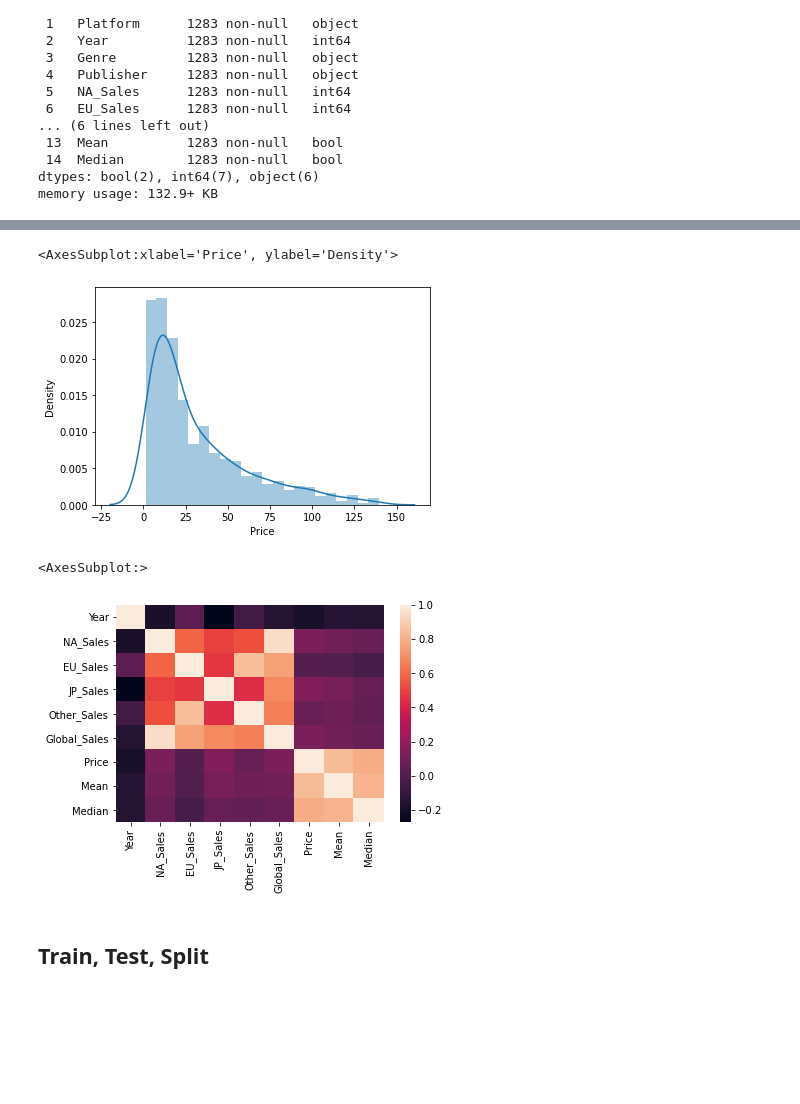
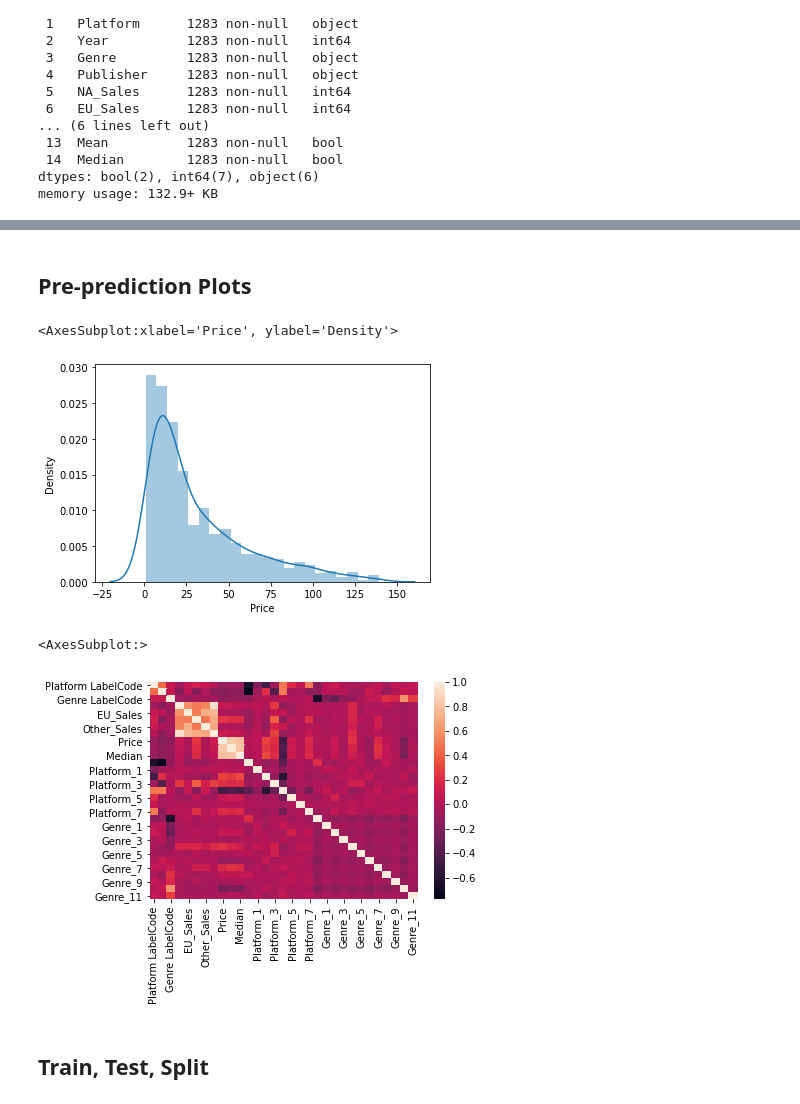
Before and after one commit to Nicole1701/video-game-prediction, a Jupyter notebook: notebooks/linear_reg_model.ipynb, the cells around one changed output, grey strips where cells are left out. Drawn from its saved outputs; the diff is of its cells as text; code cells hidden in the pictures; blank space fills up the shorter version.

Commit message:
Added catgorical columns to model predictions

```diff
--- a/notebooks/linear_reg_model.ipynb
+++ b/notebooks/linear_reg_model.ipynb
@@ -52,0 +87,3 @@ memory usage: 132.9+ KB
+# %%
+encoded_df = fill_zero.rename(columns={"Platform": "Platform LabelCode", "Genre": "Genre LabelCode"})
+encoded_df
@@ -52,0 +104,3 @@ memory usage: 132.9+ KB
+# %%
+platform_ohe = pd.get_dummies(encoded_df["Platform LabelCode"], prefix="Platform")
+platform_ohe
@@ -52,0 +121,3 @@ memory usage: 132.9+ KB
+# %%
+genre_ohe = pd.get_dummies(encoded_df["Genre LabelCode"], prefix="Genre")
+genre_ohe
@@ -52,0 +138,4 @@ memory usage: 132.9+ KB
+# %%
+pricesWithEncode = encoded_df.join(platform_ohe, how='left', sort=False)
+pricesWithEncode2 = pricesWithEncode.join(genre_ohe, how='left', sort=False)
+pricesWithEncode2
@@ -53,10 +156,12 @@ memory usage: 132.9+ KB
+# %% [markdown]
+## Pre-prediction Plots
 # %%
-sns.distplot(price_data['Price'])
+sns.distplot(pricesWithEncode2['Price'])
 # %% [output]
 <AxesSubplot:xlabel='Price', ylabel='Density'>
-[figure, old version]
+[figure, new version]
 # %%
-sns.heatmap(price_data.corr())
+sns.heatmap(pricesWithEncode2.corr())
 # %% [output]
 <AxesSubplot:>
-[figure, old version]
+[figure, new version]
```
Also changed, not shown: parts of 16 cells of this notebook.
